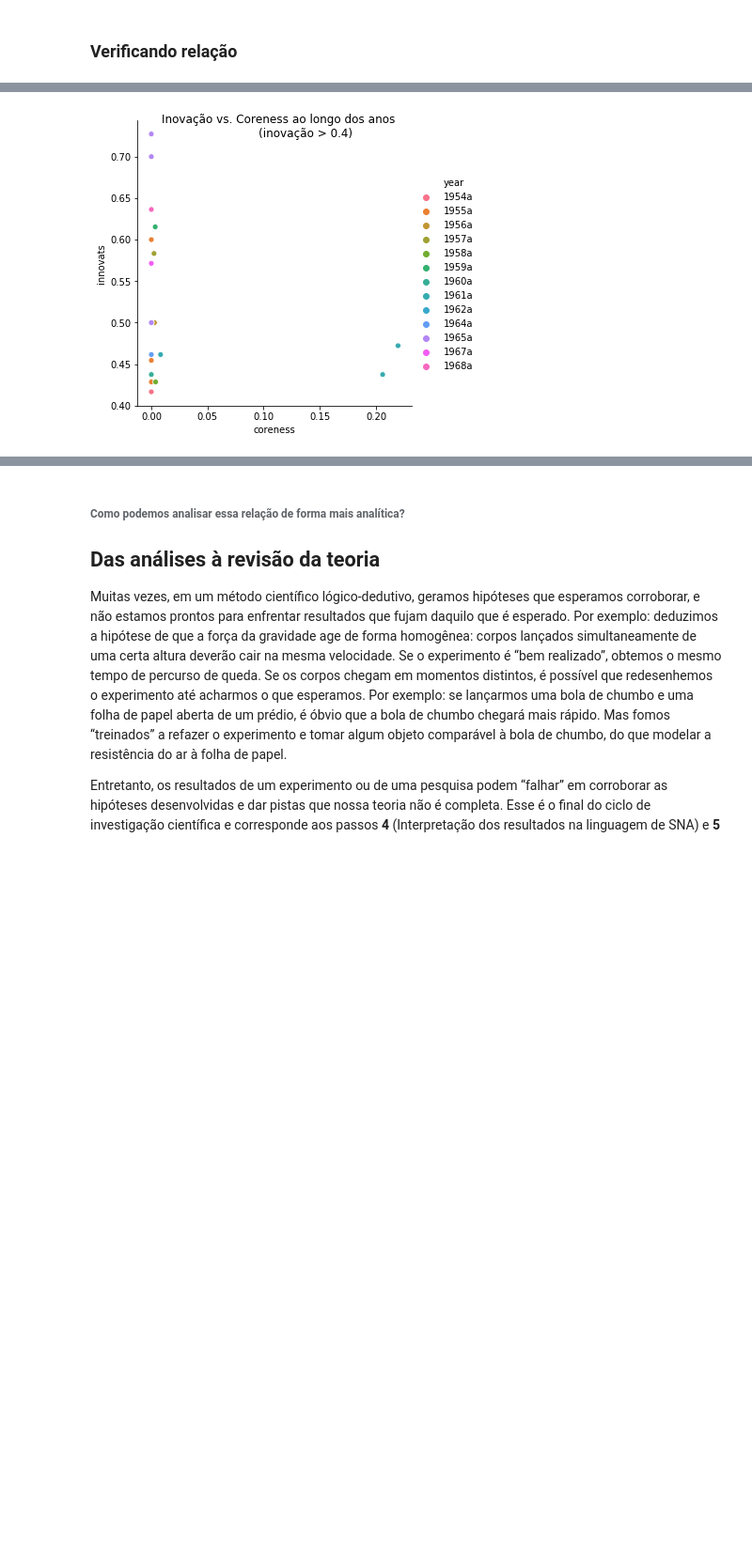
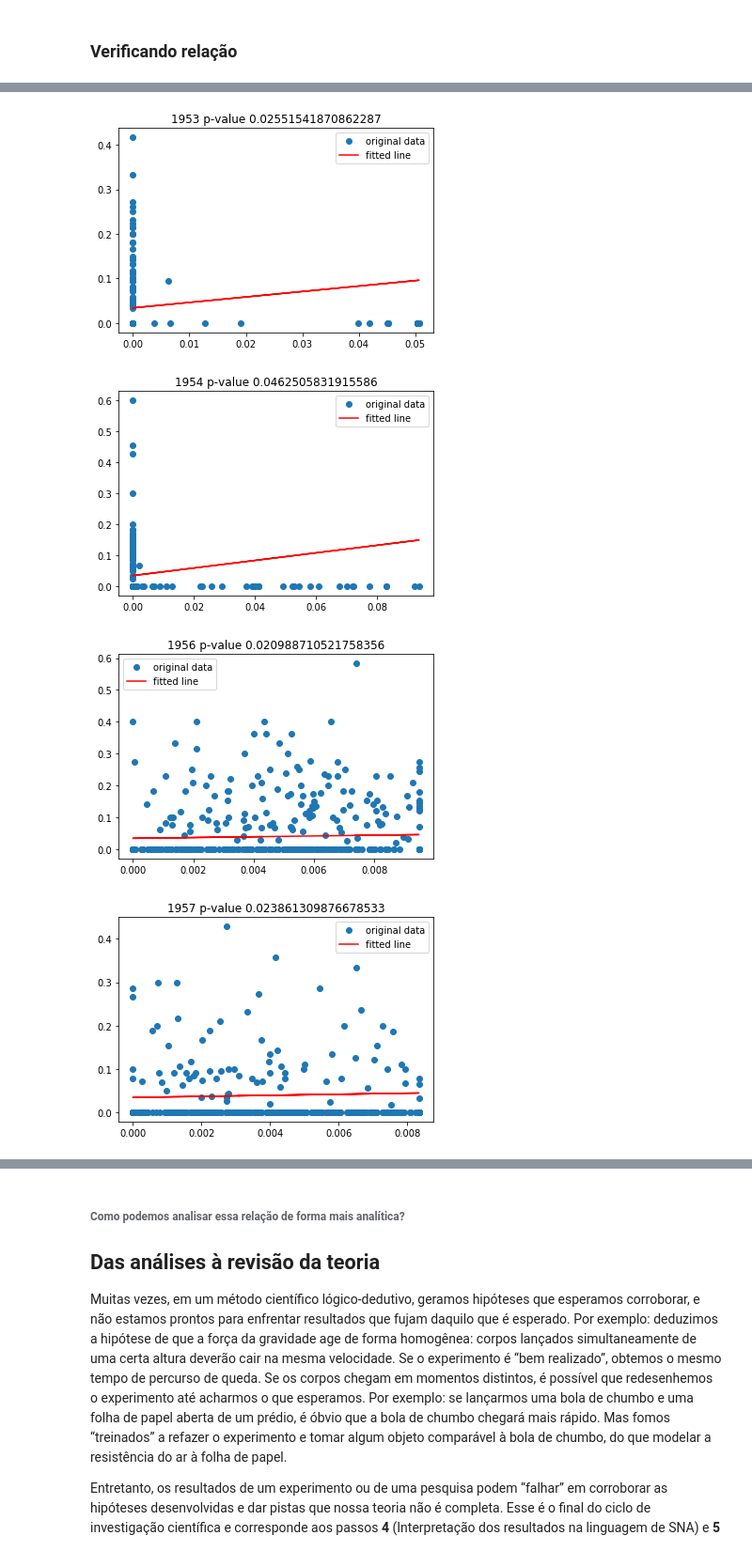
Before and after one commit to elisamalzoni/redesoc-2018, a Jupyter notebook: Encontro08/materialelisaebruna.ipynb, the cells around one changed output, grey strips where cells are left out. Shown: that part at 94% size. Drawn from its saved outputs; the diff is of its cells as text; code cells hidden in the pictures; blank space fills up the shorter version.

```diff
--- a/Encontro08/materialelisaebruna.ipynb
+++ b/Encontro08/materialelisaebruna.ipynb
@@ -341,6 +340,0 @@ a.fig.suptitle("Inovação vs. Coreness ao longo dos anos");
-# %%
-b = sns.relplot(data=data1[data1.innovats > 0.4], hue = 'year', x='coreness', y='innovats')
-b.fig.suptitle("""Inovação vs. Coreness ao longo dos anos
-               (inovação > 0.4)""");
-# %% [output]
-[figure, removed]
@@ -346,0 +372,17 @@ b.fig.suptitle("""Inovação vs. Coreness ao longo dos anos
+# %%
+for i in range (17):
+    if listregres[i][3] < 0.05:
+
+        x = datalist[i].coreness
+        y = datalist[i].innovats
+
+        plt.plot(x, y, 'o', label='original data')
+        plt.plot(x, intercept + slope*x, 'r', label='fitted line')
+        plt.title("{} p-value {}".format((1951+i), listregres[i][3]))
+        plt.legend()
+        plt.show()
+# %% [output]
+[figure, added]
+[figure, added]
+[figure, added]
+[figure, added]
```
Also changed, not shown: parts of 8 cells of this notebook.
